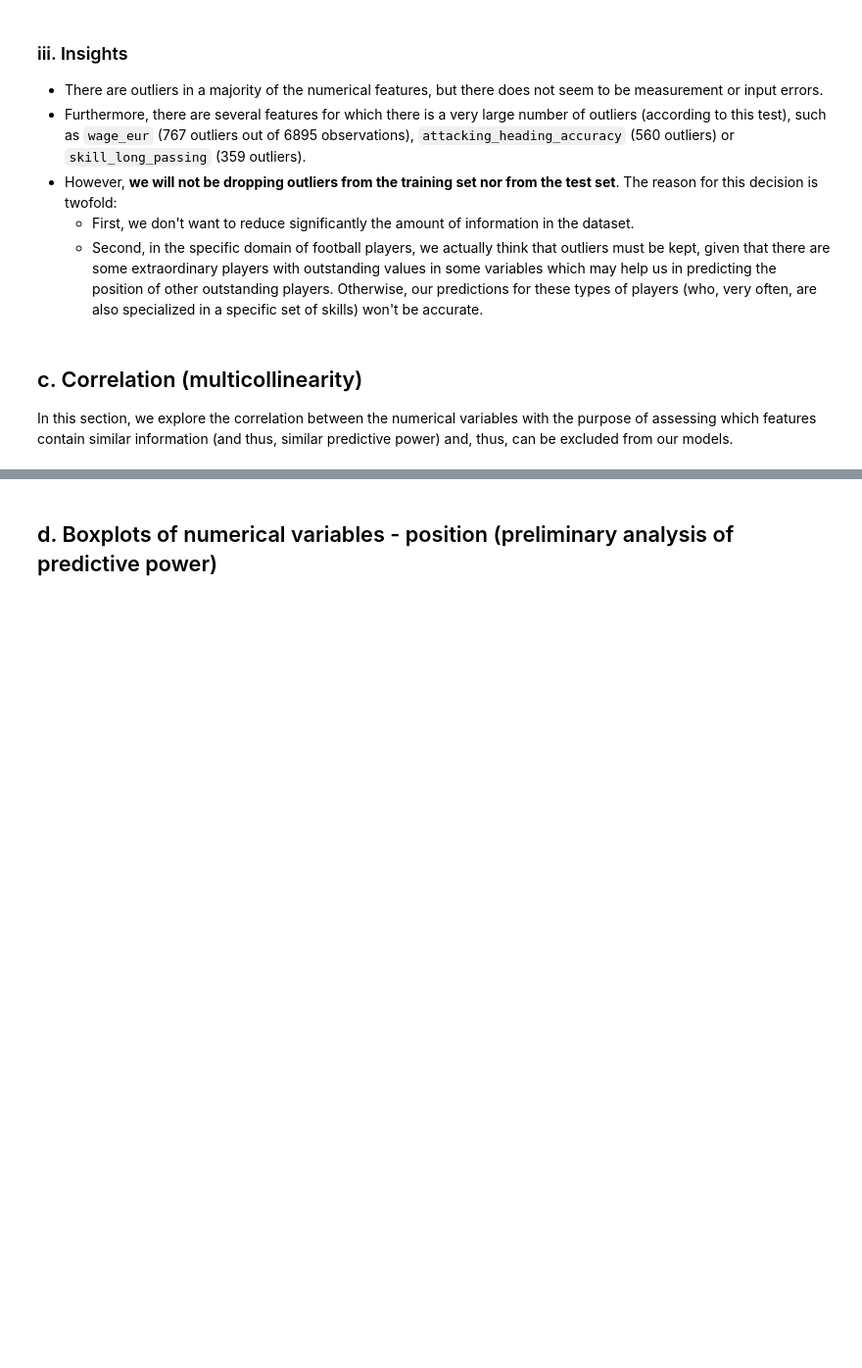
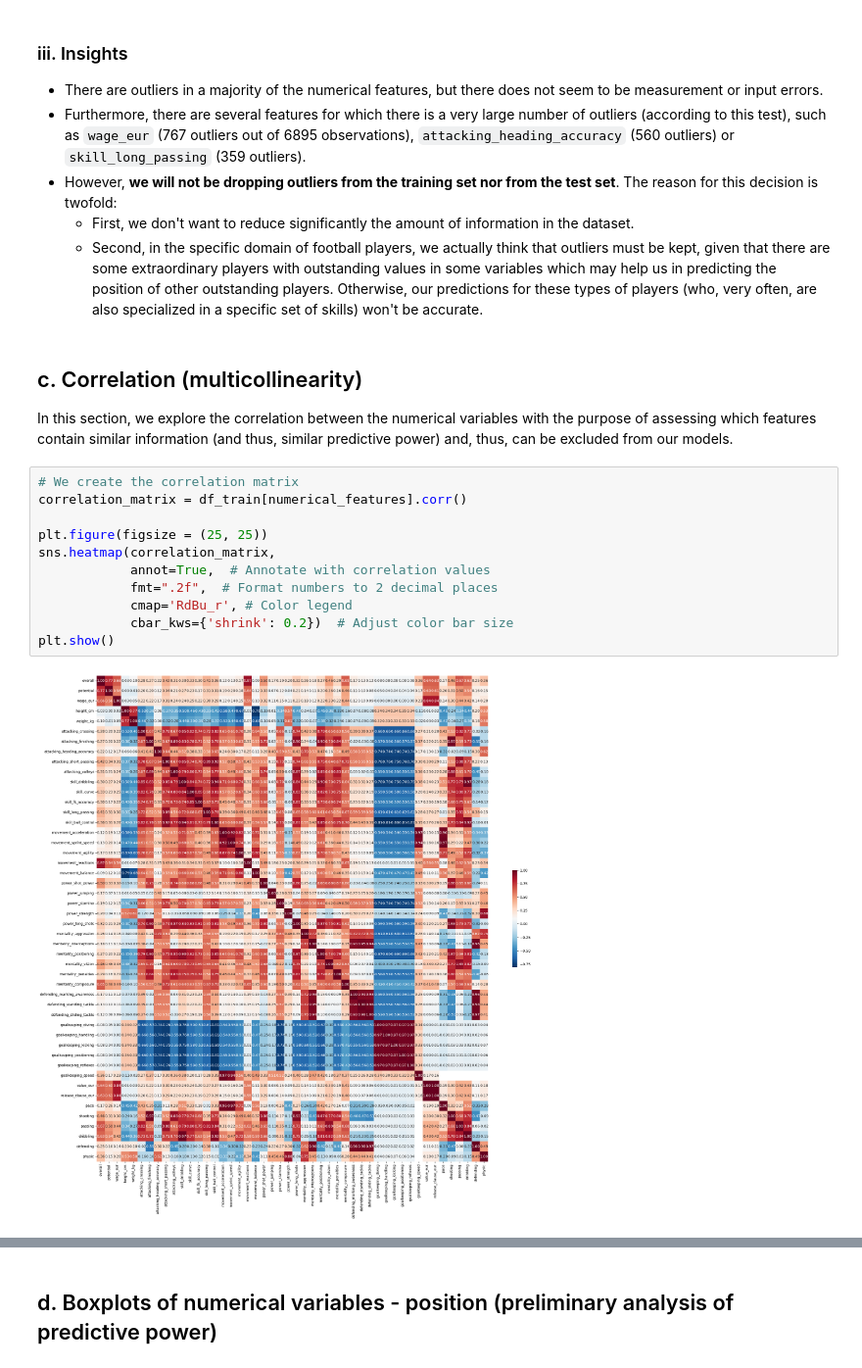
Before and after one commit to simonvellin/football_position_prediction, a Jupyter notebook: FINAL.ipynb, the cells around one changed output, grey strips where cells are left out. Shown at 98% size. Drawn from its saved outputs; the diff is of its cells as text; blank space fills up the shorter version.

```diff
--- a/FINAL.ipynb
+++ b/FINAL.ipynb
@@ -239,3 +240,16 @@ outliers_test
 # %% [markdown]
 ## c. Correlation (multicollinearity)
 In this section, we explore the correlation between the numerical variables with the purpose of assessing which features contain similar information (and thus, similar predictive power) and, thus, can be excluded from our models.
+# %%
+# We create the correlation matrix
+correlation_matrix = df_train[numerical_features].corr()
+
+plt.figure(figsize = (25, 25))
+sns.heatmap(correlation_matrix,
+            annot=True,  # Annotate with correlation values
+            fmt=".2f",  # Format numbers to 2 decimal places
+            cmap='RdBu_r', # Color legend
+            cbar_kws={'shrink': 0.2})  # Adjust color bar size
+plt.show()
+# %% [output]
+[figure, added]
```
Also changed, not shown: parts of 36 cells of this notebook, 1 other file.
